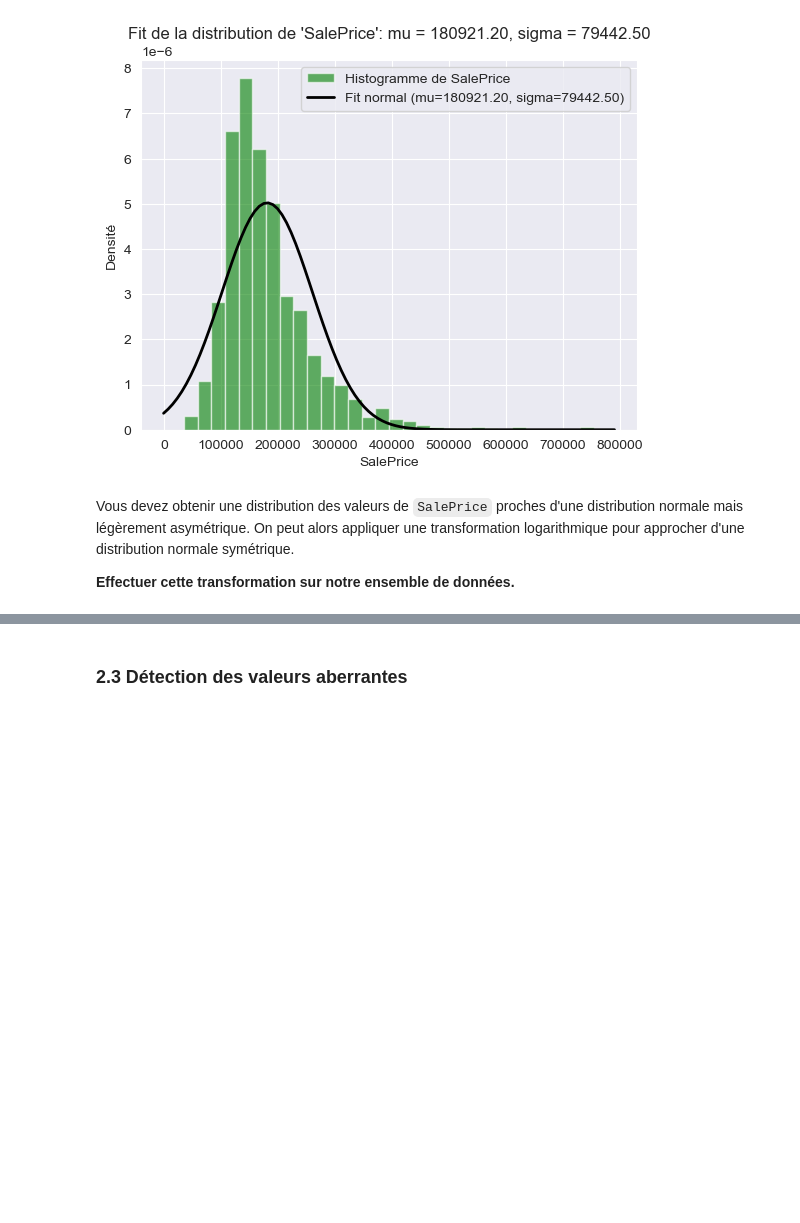
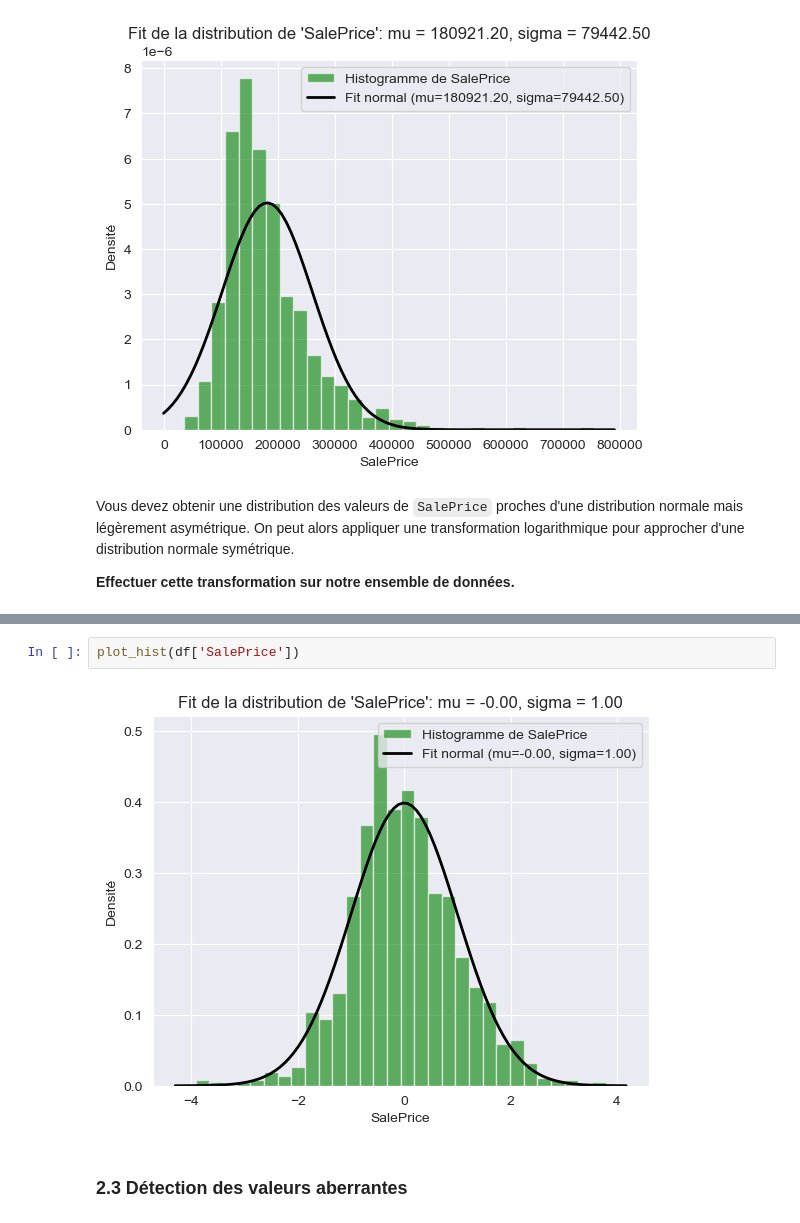
Before and after one commit to mohamedali05/TP1_INF8111, a Jupyter notebook: TP1_A24.ipynb, the cells around one changed output, grey strips where cells are left out. Cells and saved outputs as stored; diff of their text form; blank space fills up the shorter version.

```diff
--- a/TP1_A24.ipynb
+++ b/TP1_A24.ipynb
@@ -327,6 +278,10 @@ Try using .loc[row_indexer,col_indexer] = value instead
 See the caveats in the documentation: https://pandas.pydata.org/pandas-docs/stable/user_guide/indexing.html#returning-a-view-versus-a-copy
   df['SalePrice'] = np.log(df['SalePrice'].dropna())
 [figure]
+# %%
+plot_hist(df['SalePrice'])
+# %% [output]
+[figure, added]
 # %% [markdown]
 ### 2.3 Détection des valeurs aberrantes
 # %% [markdown]
```
Also changed, not shown: parts of 26 cells of this notebook.
